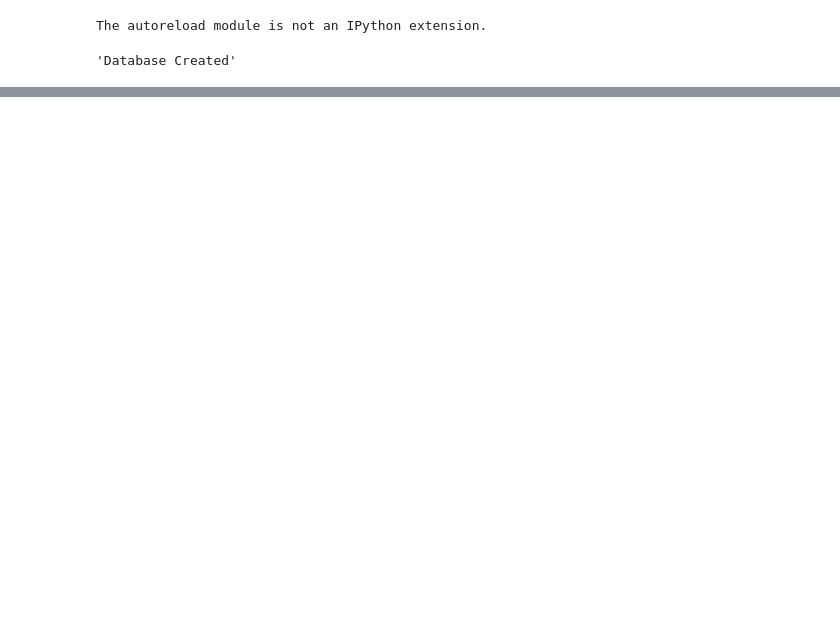
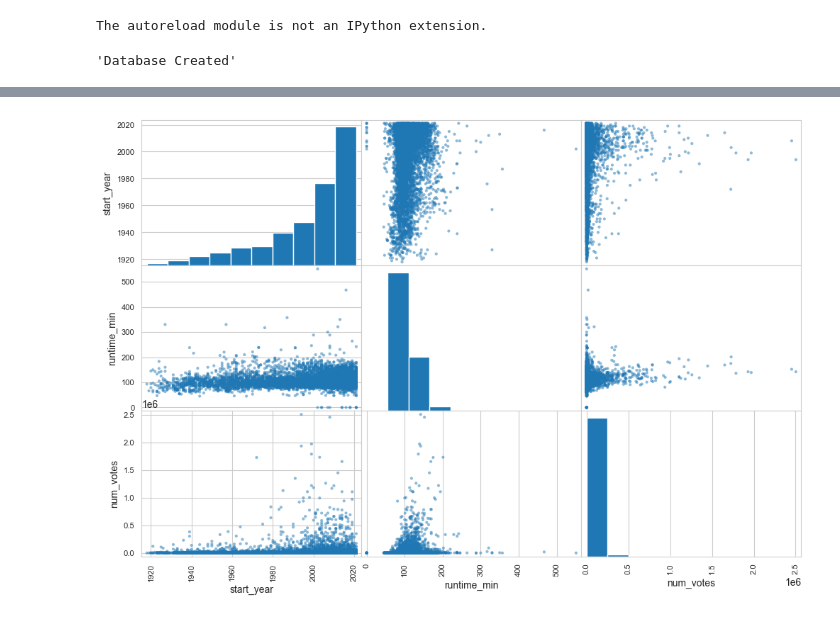
Before and after one commit to 8toz/BigDataProject_IMDB, a Jupyter notebook: duck_db_pipeline.ipynb, the cells around one changed output, grey strips where cells are left out. Saved outputs shown, nothing was run; the diff lists cells and outputs as text; code cells hidden in the pictures; blank space fills up the shorter version.

```diff
--- a/duck_db_pipeline.ipynb
+++ b/duck_db_pipeline.ipynb
@@ -41,0 +78,7 @@ result.shape
+# %%
+from pandas.plotting import scatter_matrix
+
+scatter_matrix(movies[movies["subset"]=="train"][['start_year', 'runtime_min', 'num_votes', 'label']], figsize=(12, 8))
+plt.show()
+# %% [output]
+[figure, added]
```
Also changed, not shown: parts of 11 cells of this notebook, 4 other files.
